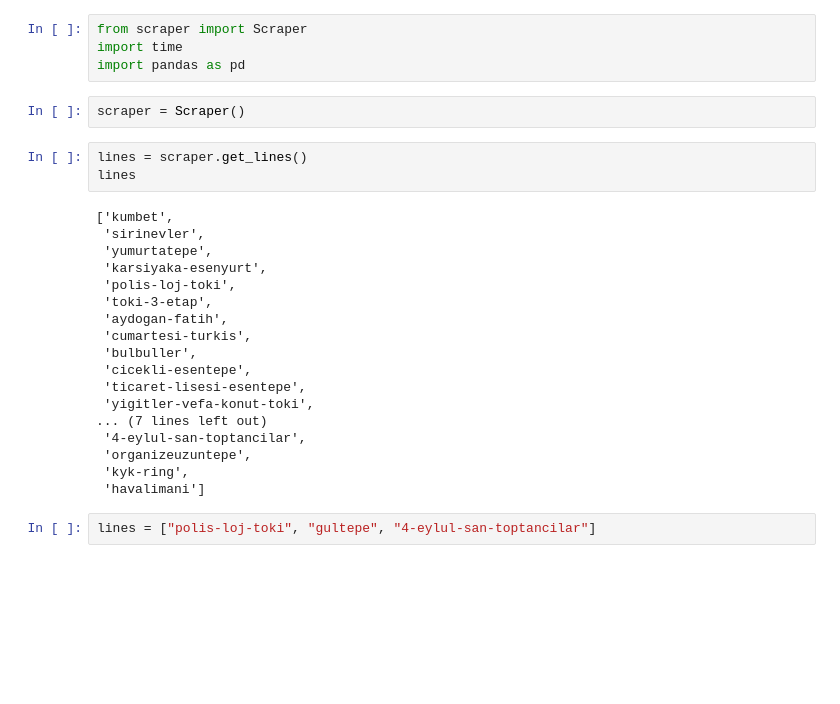
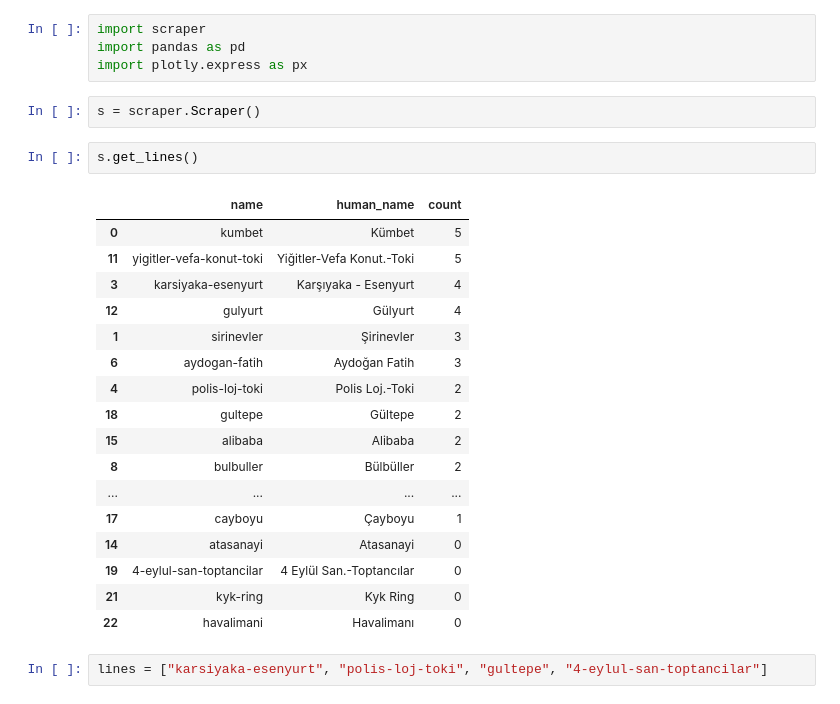
Before and after one commit to x-gkm/sivasbus, a Jupyter notebook: notebook.ipynb, the cells around one changed output. Cells and saved outputs as stored; diff of their text form; blank space fills up the shorter version.

```diff
--- a/notebook.ipynb
+++ b/notebook.ipynb
@@ -1,29 +1,28 @@
 # %%
-from scraper import Scraper
-import time
+import scraper
 import pandas as pd
+import plotly.express as px
-# %%
-scraper = Scraper()
-# %%
-lines = scraper.get_lines()
-lines
-# %% [output]
-['kumbet',
- 'sirinevler',
- 'yumurtatepe',
- 'karsiyaka-esenyurt',
- 'polis-loj-toki',
- 'toki-3-etap',
- 'aydogan-fatih',
- 'cumartesi-turkis',
- 'bulbuller',
- 'cicekli-esentepe',
- 'ticaret-lisesi-esentepe',
- 'yigitler-vefa-konut-toki',
-... (7 lines left out)
- '4-eylul-san-toptancilar',
- 'organizeuzuntepe',
- 'kyk-ring',
- 'havalimani']
+# %%
+s = scraper.Scraper()
+# %%
+s.get_lines()
+# %% [output]
+|  | name | human_name | count |
+| 0 | kumbet | Kümbet | 5 |
+| 11 | yigitler-vefa-konut-toki | Yiğitler-Vefa Konut.-Toki | 5 |
+| 3 | karsiyaka-esenyurt | Karşıyaka - Esenyurt | 4 |
+| 12 | gulyurt | Gülyurt | 4 |
+| 1 | sirinevler | Şirinevler | 3 |
+| 6 | aydogan-fatih | Aydoğan Fatih | 3 |
+| 4 | polis-loj-toki | Polis Loj.-Toki | 2 |
+| 18 | gultepe | Gültepe | 2 |
+| 15 | alibaba | Alibaba | 2 |
+| 8 | bulbuller | Bülbüller | 2 |
+| ... | ... | ... | ... |
+| 17 | cayboyu | Çayboyu | 1 |
+| 14 | atasanayi | Atasanayi | 0 |
+| 19 | 4-eylul-san-toptancilar | 4 Eylül San.-Toptancılar | 0 |
+| 21 | kyk-ring | Kyk Ring | 0 |
+| 22 | havalimani | Havalimanı | 0 |
 # %%
-lines = ["polis-loj-toki", "gultepe", "4-eylul-san-toptancilar"]
+lines = ["karsiyaka-esenyurt", "polis-loj-toki", "gultepe", "4-eylul-san-toptancilar"]
```
Also changed, not shown: parts of 8 cells of this notebook.
